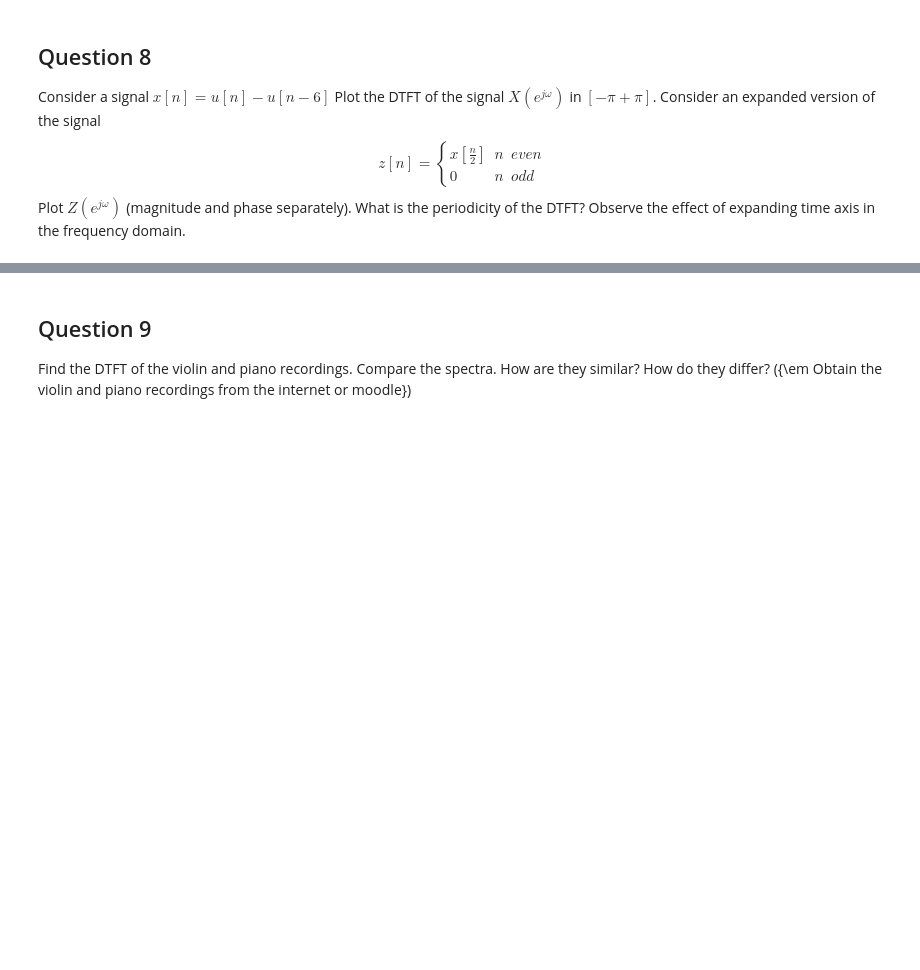
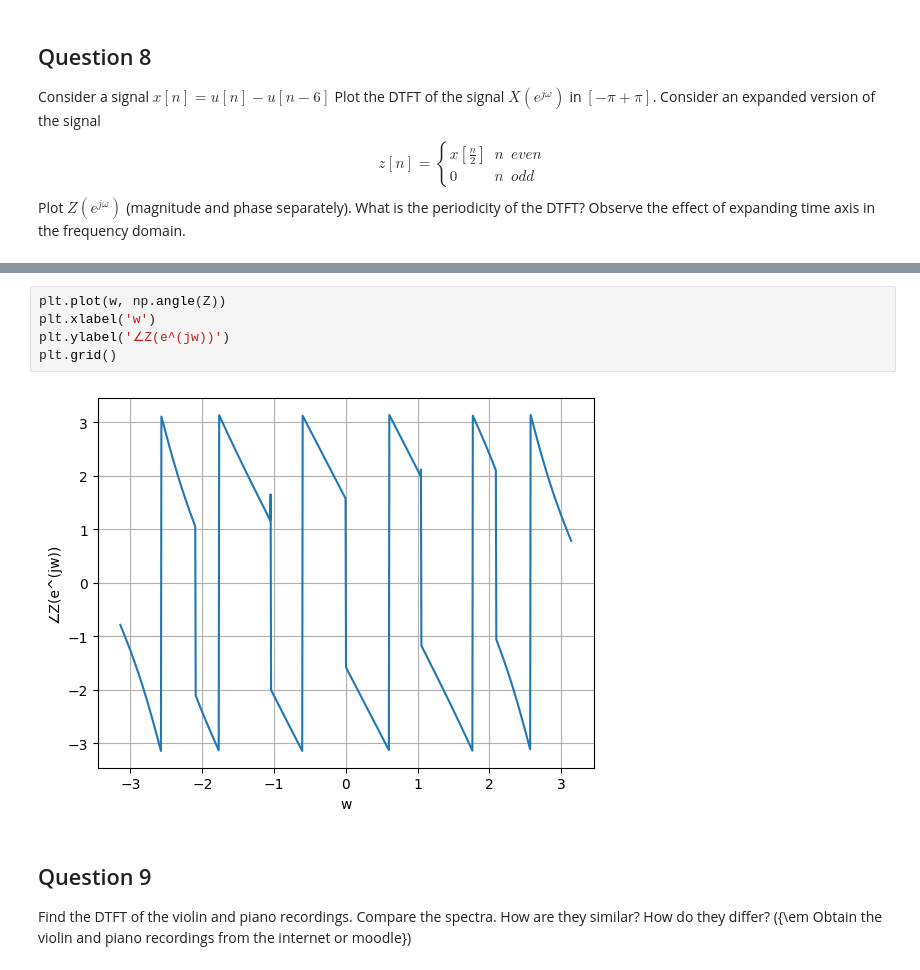
Before and after one commit to puranikvinit/lab_9, a Jupyter notebook: Assignment_2_211EC221_211EC226.ipynb, the cells around one changed output, grey strips where cells are left out. Cells and saved outputs as stored; diff of their text form; blank space fills up the shorter version.

```diff
--- a/Assignment_2_211EC221_211EC226.ipynb
+++ b/Assignment_2_211EC221_211EC226.ipynb
@@ -493,3 +524,10 @@ Plot  $Z(e^{j\omega})$ (magnitude and phase separately).  What is the periodicit
+# %%
+plt.plot(w, np.angle(Z))
+plt.xlabel('w')
+plt.ylabel('∠Z(e^(jw))')
+plt.grid()
+# %% [output]
+[figure, added]
 # %% [markdown]
 ## Question 9
 
```
Also changed, not shown: parts of 7 cells of this notebook.
